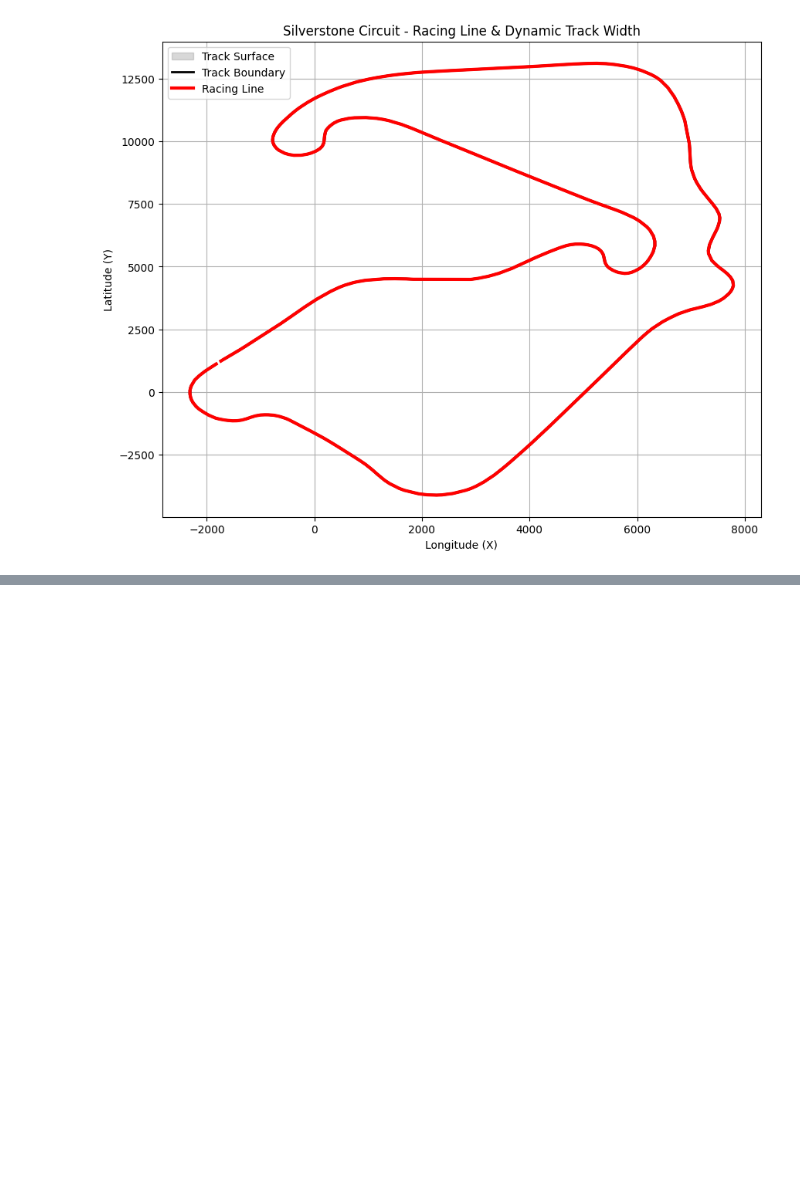
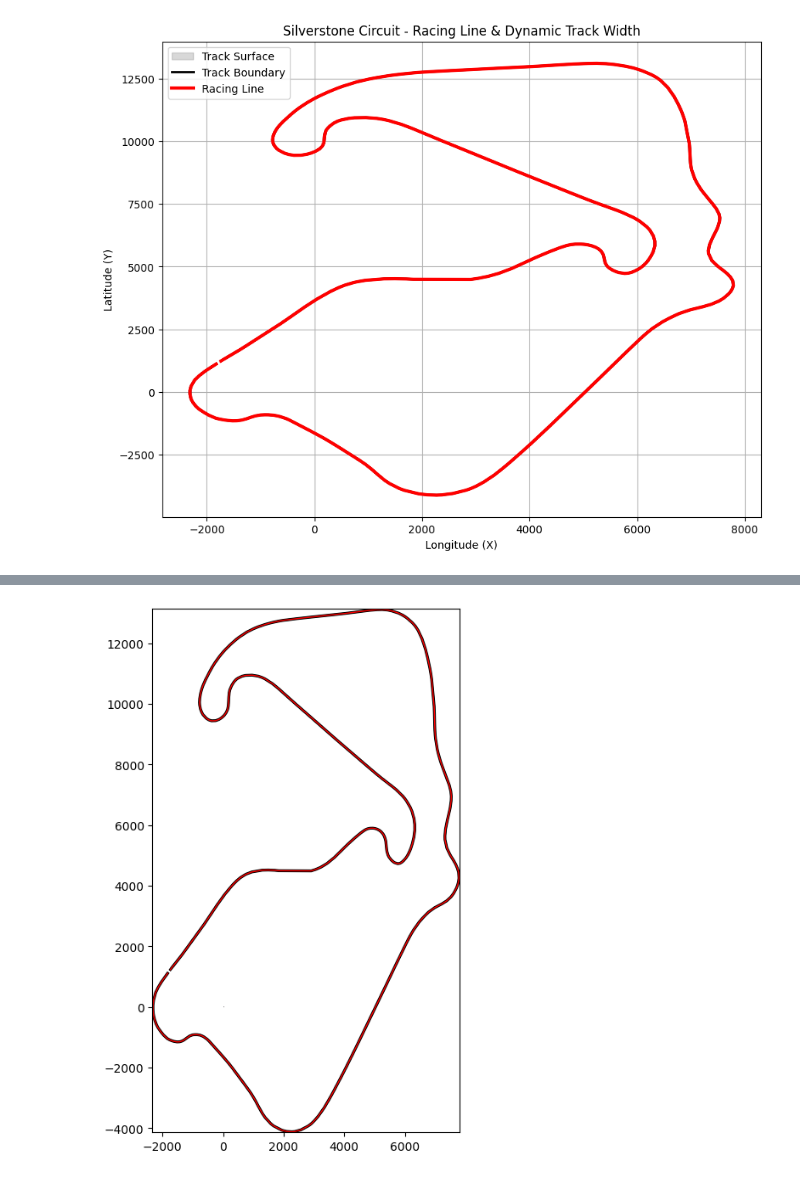
Before and after one commit to matticusrenwood/Declan-is-a-poo, a Jupyter notebook: Untitled10.ipynb, the cells around one changed output, grey strips where cells are left out. Cells and saved outputs as stored; diff of their text form; code cells hidden in the pictures; blank space fills up the shorter version.

```diff
--- a/Untitled10.ipynb
+++ b/Untitled10.ipynb
@@ -243,0 +300,95 @@ plt.show()
+# %%
+import pandas as pd
+import numpy as np
+import matplotlib.pyplot as plt
+import matplotlib.animation as animation
+import matplotlib.image as mpimg
+from google.colab import files
+
+### --- STEP 1: UPLOAD & LOAD CAR DATA --- ###
+# Upload the car data CSV
+uploaded = files.upload()
+
+# Load the car data
+car_data_path = list(uploaded.keys())[0]
+car_df = pd.read_csv(car_data_path)
+
+# Extract vehicle parameters
+def get_car_specs(car_name):
+    car = car_df[car_df["Car"] == car_name].iloc[0]  # Get row for the car
+    specs = {
+        "Horsepower": car["Horsepower (HP)"],
+        "Torque": car["Torque (Nm)"],
+        "Weight": car["Weight (kg)"],
+        "Drivetrain": car["Drivetrain"],
+        "Final Drive": car["Final Drive"],
+        "Top Speed": car["Top Speed (km/h)"],
+        "0-100": car["0-100 km/h (s)"],
+        "Drag Coeff": car["Drag Coefficient (Cd)"],
+        "Frontal Area": car["Frontal Area (m²)"],
+        "Tires": car["Tires"]
+    }
+    return specs
+
+# Get specs for each car
+skyline_specs = get_car_specs("Nissan Skyline R32 GT-R")
+evora_specs = get_car_specs("Lotus Evora")
+
+### --- STEP 2: LOAD TRACK & RACING LINE DATA --- ###
+# Load the racing line data (X, Y)
+racing_line_x = track_data["X"].values
+racing_line_y = track_data["Y"].values
+
+# Set simulation frame count
+frame_count = len(racing_line_x)
+
+# Define car speed model (simple approximation)
+def car_speed_profile(car_specs):
+    base_speed = car_specs["Top Speed"] * 0.8  # Approx 80% of top speed
+    return np.linspace(50, base_speed, frame_count)  # Speed varies per frame
+
+# Get speed profiles
+skyline_speeds = car_speed_profile(skyline_specs)
+evora_speeds = car_speed_profile(evora_specs)
+
+### --- STEP 3: LOAD CAR ICONS --- ###
+skyline_icon = mpimg.imread("/content/skyline_icon.png")
+evora_icon = mpimg.imread("/content/lotus_evora_icon.png")
+
+### --- STEP 4: SET UP PLOTTING --- ###
+fig, ax = plt.subplots(figsize=(10, 8))
+
+# Plot track boundaries
+ax.plot(left_boundary_x, left_boundary_y, linestyle='-', color='black', linewidth=2)
+ax.plot(right_boundary_x, right_boundary_y, linestyle='-', color='black', linewidth=2)
+
+# Plot racing line
+ax.plot(racing_line_x, racing_line_y, linestyle='-', color='red', linewidth=1)
+
+# Initialize car markers
+skyline_marker = ax.imshow(skyline_icon, extent=[0, 1, 0, 1], zorder=3)
+evora_marker = ax.imshow(evora_icon, extent=[0, 1, 0, 1], zorder=3)
+
+# Set axis limits
+ax.set_xlim(min(racing_line_x)-20, max(racing_line_x)+20)
+ax.set_ylim(min(racing_line_y)-20, max(racing_line_y)+20)
+
+### --- STEP 5: ANIMATE THE CARS MOVING ALONG THE TRACK --- ###
+def update(frame):
+    # Move cars along the racing line
+    skyline_marker.set_extent([
+        racing_line_x[frame] - 5, racing_line_x[frame] + 5,
+        racing_line_y[frame] - 5, racing_line_y[frame] + 5
+    ])
+    evora_marker.set_extent([
+        racing_line_x[(frame + 30) % frame_count] - 5, racing_line_x[(frame + 30) % frame_count] + 5,
+        racing_line_y[(frame + 30) % frame_count] - 5, racing_line_y[(frame + 30) % frame_count] + 5
+    ])
+    return skyline_marker, evora_marker
+
+# Create animation
+ani = animation.FuncAnimation(fig, update, frames=frame_count, interval=50, blit=False)
+
+# Show animation
+plt.show()
+# %% [output]
@@ -243,0 +397 @@ plt.show()
+[figure, added]
```
Also changed, not shown: parts of 19 cells of this notebook.
